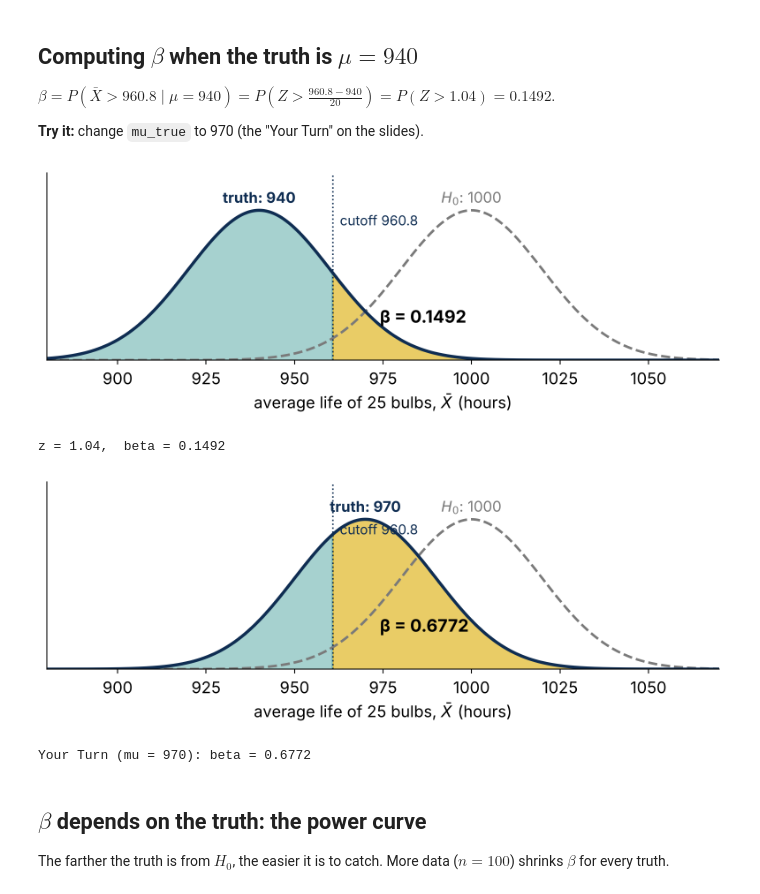
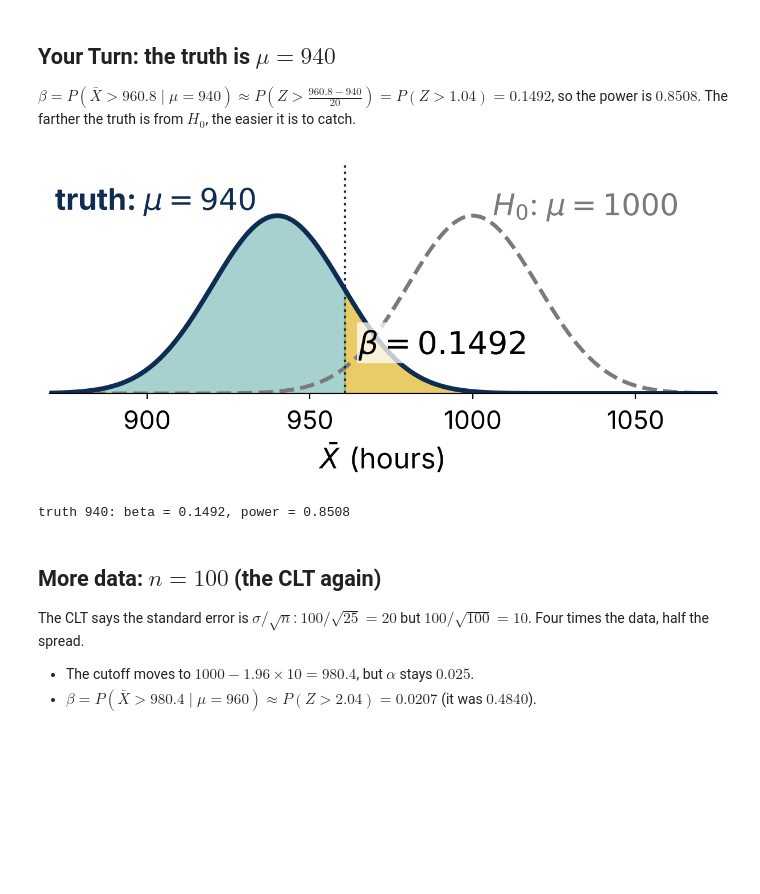
Before and after one commit to ssindiUCM/Fall2026_UCMerced_Math32, a Jupyter notebook: Lecture32_Type_II_Errors/Lecture32.ipynb, the cells around one changed output. Cells and saved outputs as stored; diff of their text form; code cells hidden in the pictures; blank space fills up the shorter version.

```diff
--- a/Lecture32_Type_II_Errors/Lecture32.ipynb
+++ b/Lecture32_Type_II_Errors/Lecture32.ipynb
@@ -63,62 +391,64 @@ standard error = 20.0,  cutoff = 960.80
 # %% [markdown]
-## Computing $\beta$ when the truth is $\mu = 940$
+## Your Turn: the truth is $\mu = 940$
 
-$\beta = P(\bar X > 960.8 \mid \mu = 940) = P\left(Z > \frac{960.8 - 940}{20}\right) = P(Z > 1.04) = 0.1492$.
-
-**Try it:** change `mu_true` to 970 (the "Your Turn" on the slides).
+$\beta = P(\bar X > 960.8 \mid \mu = 940) \approx P\left(Z > \frac{960.8 - 940}{20}\right) = P(Z > 1.04) = 0.1492$, so the power is $0.8508$.
+The farther the truth is from $H_0$, the easier it is to catch.
 # %%
 import numpy as np
 import matplotlib.pyplot as plt
 from pathlib import Path
 from scipy import stats
 
 NAVY, GOLD, TEAL, MAGENTA, GRAY = "#0F2D52", "#DBAA01", "#007C77", "#9D316E", "#7A7A7A"
 OUTDIR = Path("figures"); OUTDIR.mkdir(exist_ok=True)
-plt.rcParams.update({"font.size": 13, "axes.spines.top": False, "axes.spines.right": False})
+plt.rcParams.update({"font.size": 18, "axes.spines.top": False, "axes.spines.right": False,
+                     "axes.labelsize": 18, "xtick.labelsize": 16, "mathtext.fontset": "dejavusans"})
+L = 19   # label size (big, so the back row can read the slides)
 def save(fig, name):
     fig.tight_layout()
     fig.savefig(OUTDIR / name, dpi=200, facecolor="white", bbox_inches="tight")
     plt.show()
+def clean(ax):
+    ax.set_yticks([]); ax.spines["left"].set_visible(False)
 
 # The light bulb example: H0: mu = 1000 vs H1: mu < 1000, sigma = 100 known, alpha = 0.025
-MU0, SIGMA, ALPHA = 1000, 100, 0.025
-Z = stats.norm.ppf(1 - ALPHA)                     # 1.96
-def cutoff(n):  return MU0 - Z * SIGMA / np.sqrt(n)
-def beta(mu, n): return stats.norm.sf((cutoff(n) - mu) / (SIGMA / np.sqrt(n)))   # P(Xbar > c | mu)
+MU0, SIGMA, ALPHA, N = 1000, 100, 0.025, 25
+ZC = stats.norm.ppf(1 - ALPHA)                       # z_0.025 = 1.96
+def se(n): return SIGMA / np.sqrt(n)                  # standard error, from the CLT
+def cutoff(n): return MU0 - ZC * se(n)                # reject H0 when xbar <= cutoff
+def beta(mu, n): return stats.norm.sf((cutoff(n) - mu) / se(n))   # P(Xbar > cutoff | true mean mu)
+TRUTH, XBAR = 960, 968                                # the hidden truth, and the consumer group's sample mean
+SE = se(N); CUT = cutoff(N)
+LO, HI = XBAR - ZC * SE, XBAR + ZC * SE               # our confidence interval
+H0LAB, TRLAB = r"$H_0$: $\mu = 1000$", r"truth: $\mu = 960$"
 
-# beta for one true mean, with the picture
-def beta_picture(n, mu_true, name, xlim=(880, 1070)):
-    se = SIGMA / np.sqrt(n); c = cutoff(n); b = beta(mu_true, n)
+def beta_pic(n, mu_true, name, xlim, figsize=(6.6, 3.3)):
+    s = se(n); c = cutoff(n); b = beta(mu_true, n)
     x = np.linspace(*xlim, 800)
-    f0, f1 = stats.norm.pdf(x, MU0, se), stats.norm.pdf(x, mu_true, se)
-    fig, ax = plt.subplots(figsize=(8, 3.1))
-    ax.plot(x, f0, color=GRAY, lw=2, ls="--")
-    ax.plot(x, f1, color=NAVY, lw=2.5)
+    f0, f1 = stats.norm.pdf(x, MU0, s), stats.norm.pdf(x, mu_true, s)
+    fig, ax = plt.subplots(figsize=figsize)
+    ax.plot(x, f0, color=GRAY, lw=2.5, ls="--"); ax.plot(x, f1, color=NAVY, lw=3)
     ax.fill_between(x, f1, where=x > c, color=GOLD, alpha=0.6)
     ax.fill_between(x, f1, where=x <= c, color=TEAL, alpha=0.35)
-    ax.axvline(c, color=NAVY, lw=1.2, ls=":")
-    ax.text(MU0, f0.max() * 1.05, r"$H_0$: 1000", ha="center", fontsize=12, color=GRAY)
-    ax.text(mu_true, f1.max() * 1.05, f"truth: {mu_true}", ha="center", fontsize=12, color=NAVY, fontweight="bold")
-    ax.text(c + 2, f1.max() * 0.9, f"cutoff {c:.1f}", fontsize=11, color=NAVY)
-    if b > 0.08:
-        ax.text(c + (xlim[1] - xlim[0]) * 0.07, f1.max() * 0.25, f"β = {b:.4f}", fontsize=14, fontweight="bold")
-    else:
-        ax.annotate(f"β = {b:.4f}", xy=(c + 3, f1.max() * 0.02), xytext=(c + (xlim[1] - xlim[0]) * 0.12, f1.max() * 0.45),
-                    fontsize=14, fontweight="bold", arrowprops=dict(arrowstyle="->", lw=1.5))
-    ax.set(yticks=[], xlabel=rf"average life of {n} bulbs, $\bar X$ (hours)", xlim=xlim,
-           ylim=(0, max(f0.max(), f1.max()) * 1.25))
+    ax.axvline(c, color=NAVY, lw=1.5, ls=":")
+    ax.text(MU0 + (xlim[1] - xlim[0]) * 0.03, f0.max(), H0LAB, ha="left", fontsize=L, color=GRAY)
+    ax.text(mu_true - (xlim[1] - xlim[0]) * 0.03, f1.max() * 1.03, rf"truth: $\mu = {mu_true}$", ha="right",
+            fontsize=L, color=NAVY, fontweight="bold")
+    ax.text(c + (xlim[1] - xlim[0]) * 0.02, f1.max() * 0.22, rf"$\beta = {b:.4f}$", fontsize=L + 1, fontweight="bold",
+            bbox=dict(facecolor="white", alpha=0.75, edgecolor="none", pad=1))
+    ax.set(xlabel=r"$\bar X$ (hours)", xlim=xlim, ylim=(0, max(f0.max(), f1.max()) * 1.3)); clean(ax)
     save(fig, name)
     return b
 
-mu_true = 940
-print(f"z = {(cutoff(25) - mu_true) / 20:.2f},  beta = {beta_picture(25, mu_true, 'bulbs_beta_940.png'):.4f}")
-print(f"Your Turn (mu = 970): beta = {beta_picture(25, 970, 'bulbs_beta_970.png'):.4f}")
+b = beta_pic(25, 940, "bulbs_beta_940.png", (870, 1075))
+print(f"truth 940: beta = {b:.4f}, power = {1 - b:.4f}")
 # %% [output]
-[figure, old version]
+[figure, new version]
-z = 1.04,  beta = 0.1492
+truth 940: beta = 0.1492, power = 0.8508
-[figure, removed]
-Your Turn (mu = 970): beta = 0.6772
-# %% [markdown]
-## $\beta$ depends on the truth: the power curve
-
-The farther the truth is from $H_0$, the easier it is to catch. More data ($n = 100$) shrinks $\beta$ for every truth.
+# %% [markdown]
+## More data: $n = 100$ (the CLT again)
+
+The CLT says the standard error is $\sigma/\sqrt n$: $100/\sqrt{25} = 20$ but $100/\sqrt{100} = 10$. Four times the data, half the spread.
+
+* The cutoff moves to $1000 - 1.96 \times 10 = 980.4$, but $\alpha$ stays $0.025$.
+* $\beta = P(\bar X > 980.4 \mid \mu = 960) \approx P(Z > 2.04) = 0.0207$ (it was $0.4840$).
```
Also changed, not shown: parts of 21 cells of this notebook, 1 other file.
